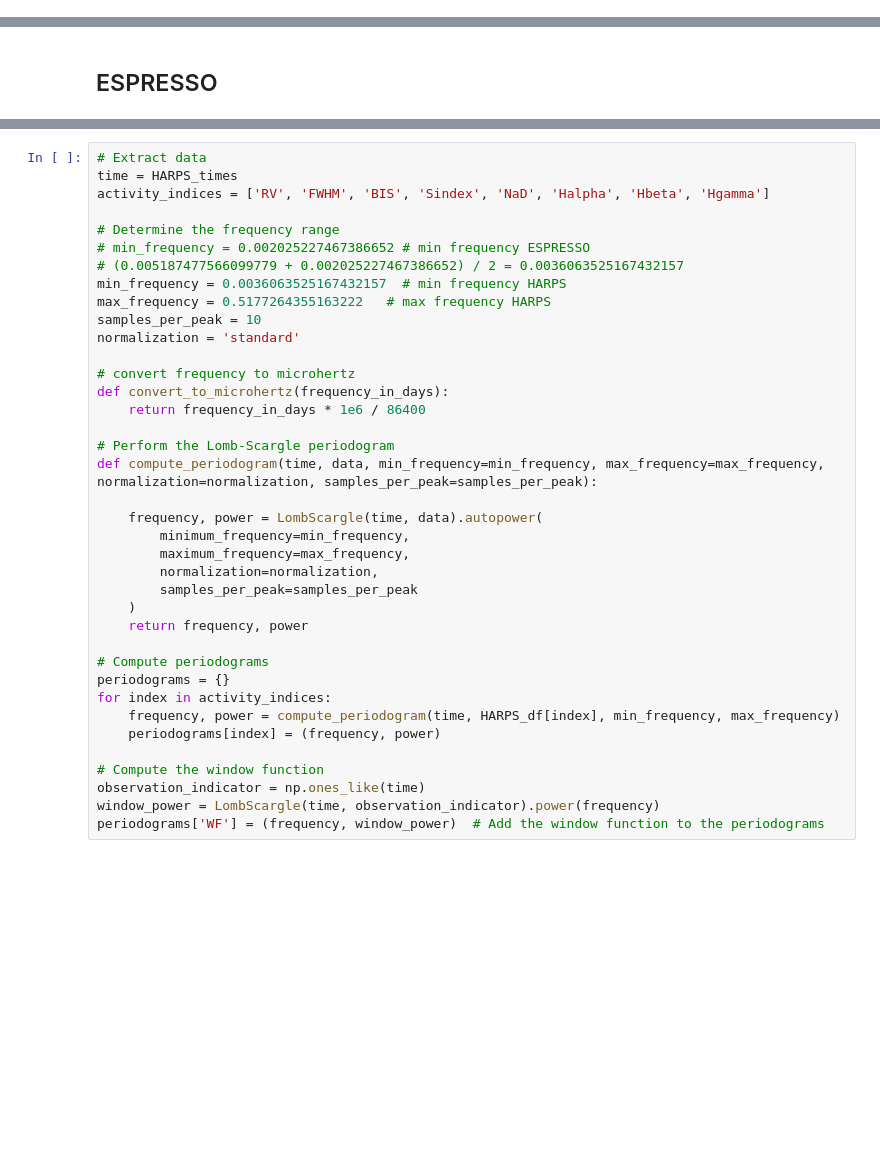
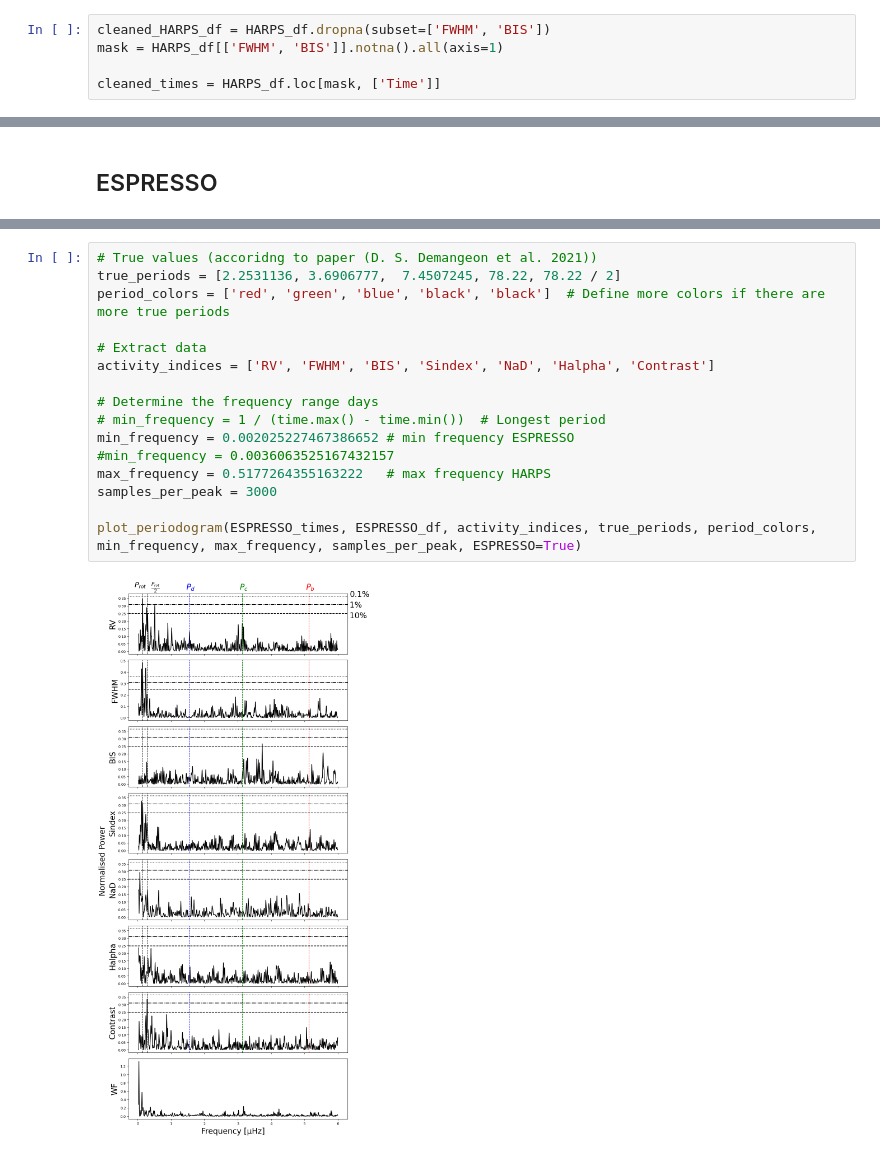
Before and after one commit to MaxTalberg/RV-detection-of-L98-59, a Jupyter notebook: src/periodogram.ipynb, the cells around one changed output, grey strips where cells are left out. Saved outputs shown, nothing was run; the diff lists cells and outputs as text; blank space fills up the shorter version.

Commit message:
Cleaned repo

```diff
--- a/src/periodogram.ipynb
+++ b/src/periodogram.ipynb
@@ -43,3 +43,8 @@ ESPRESSO_times = np.block([X_pre["Time"], X_post["Time"]])
 HARPS_df = X_harps
 HARPS_times = X_harps["Time"]
 time = np.concatenate([ESPRESSO_times, HARPS_times])
+# %%
+cleaned_HARPS_df = HARPS_df.dropna(subset=['FWHM', 'BIS'])
+mask = HARPS_df[['FWHM', 'BIS']].notna().all(axis=1)
+
+cleaned_times = HARPS_df.loc[mask, ['Time']]
@@ -235,38 +176,18 @@ plt.show()
-# %%
-# Extract data
-time = HARPS_times
-activity_indices = ['RV', 'FWHM', 'BIS', 'Sindex', 'NaD', 'Halpha', 'Hbeta', 'Hgamma']
-
-# Determine the frequency range
-# min_frequency = 0.002025227467386652 # min frequency ESPRESSO
-# (0.005187477566099779 + 0.002025227467386652) / 2 = 0.0036063525167432157
-min_frequency = 0.0036063525167432157  # min frequency HARPS
-max_frequency = 0.5177264355163222   # max frequency HARPS
-samples_per_peak = 10
-normalization = 'standard'
-
-# convert frequency to microhertz
-def convert_to_microhertz(frequency_in_days):
-    return frequency_in_days * 1e6 / 86400
-
-# Perform the Lomb-Scargle periodogram
-def compute_periodogram(time, data, min_frequency=min_frequency, max_frequency=max_frequency, normalization=normalization, samples_per_peak=samples_per_peak):
-
-    frequency, power = LombScargle(time, data).autopower(
-        minimum_frequency=min_frequency,
-        maximum_frequency=max_frequency,
-        normalization=normalization,
-        samples_per_peak=samples_per_peak
-    )
-    return frequency, power
-
-# Compute periodograms
-periodograms = {}
-for index in activity_indices:
-    frequency, power = compute_periodogram(time, HARPS_df[index], min_frequency, max_frequency)
-    periodograms[index] = (frequency, power)
-
-# Compute the window function
-observation_indicator = np.ones_like(time)
-window_power = LombScargle(time, observation_indicator).power(frequency)
-periodograms['WF'] = (frequency, window_power)  # Add the window function to the periodograms
+# %%
+# True values (accoridng to paper (D. S. Demangeon et al. 2021))
+true_periods = [2.2531136, 3.6906777,  7.4507245, 78.22, 78.22 / 2]
+period_colors = ['red', 'green', 'blue', 'black', 'black']  # Define more colors if there are more true periods
+
+# Extract data
+activity_indices = ['RV', 'FWHM', 'BIS', 'Sindex', 'NaD', 'Halpha', 'Contrast']
+
+# Determine the frequency range days
+# min_frequency = 1 / (time.max() - time.min())  # Longest period
+min_frequency = 0.002025227467386652 # min frequency ESPRESSO
+#min_frequency = 0.0036063525167432157
+max_frequency = 0.5177264355163222   # max frequency HARPS
+samples_per_peak = 3000
+
+plot_periodogram(ESPRESSO_times, ESPRESSO_df, activity_indices, true_periods, period_colors, min_frequency, max_frequency, samples_per_peak, ESPRESSO=True)
+# %% [output]
+[figure, added]
```
Also changed, not shown: parts of 10 cells of this notebook, 27 other files.
